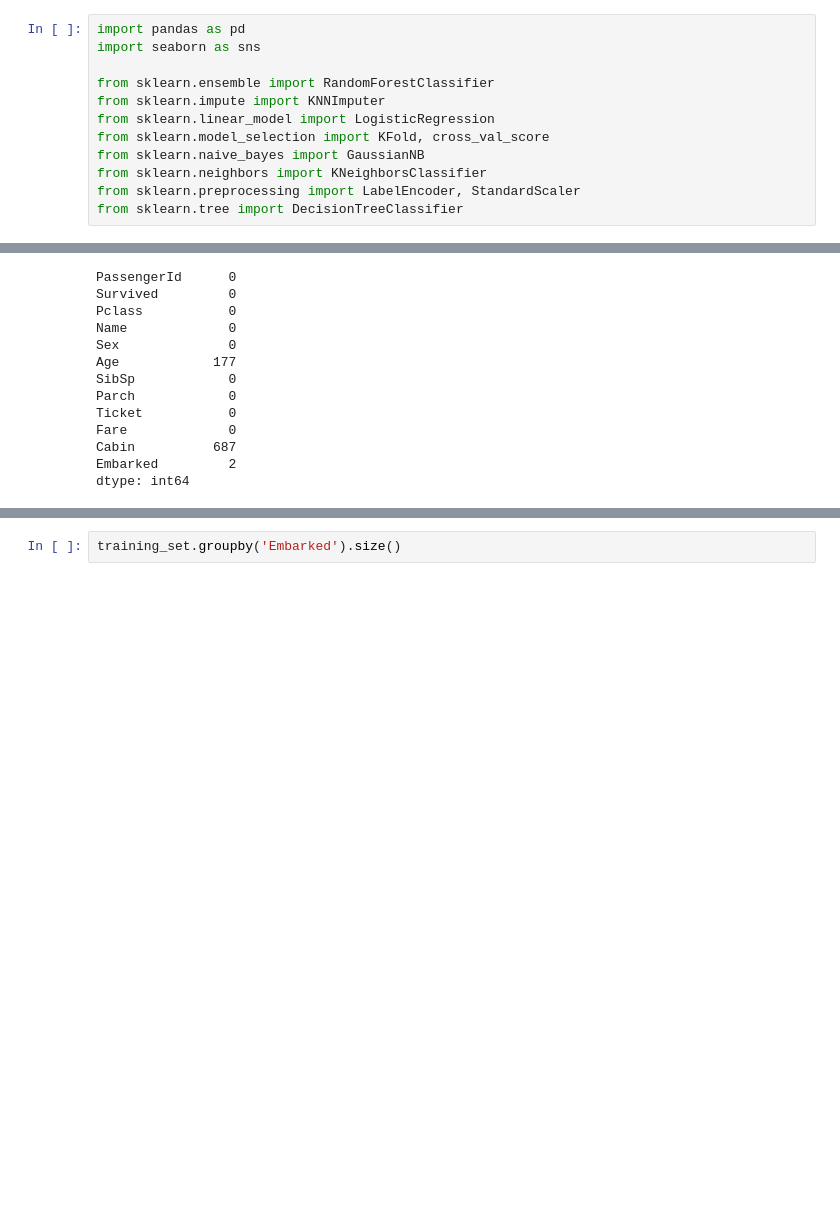
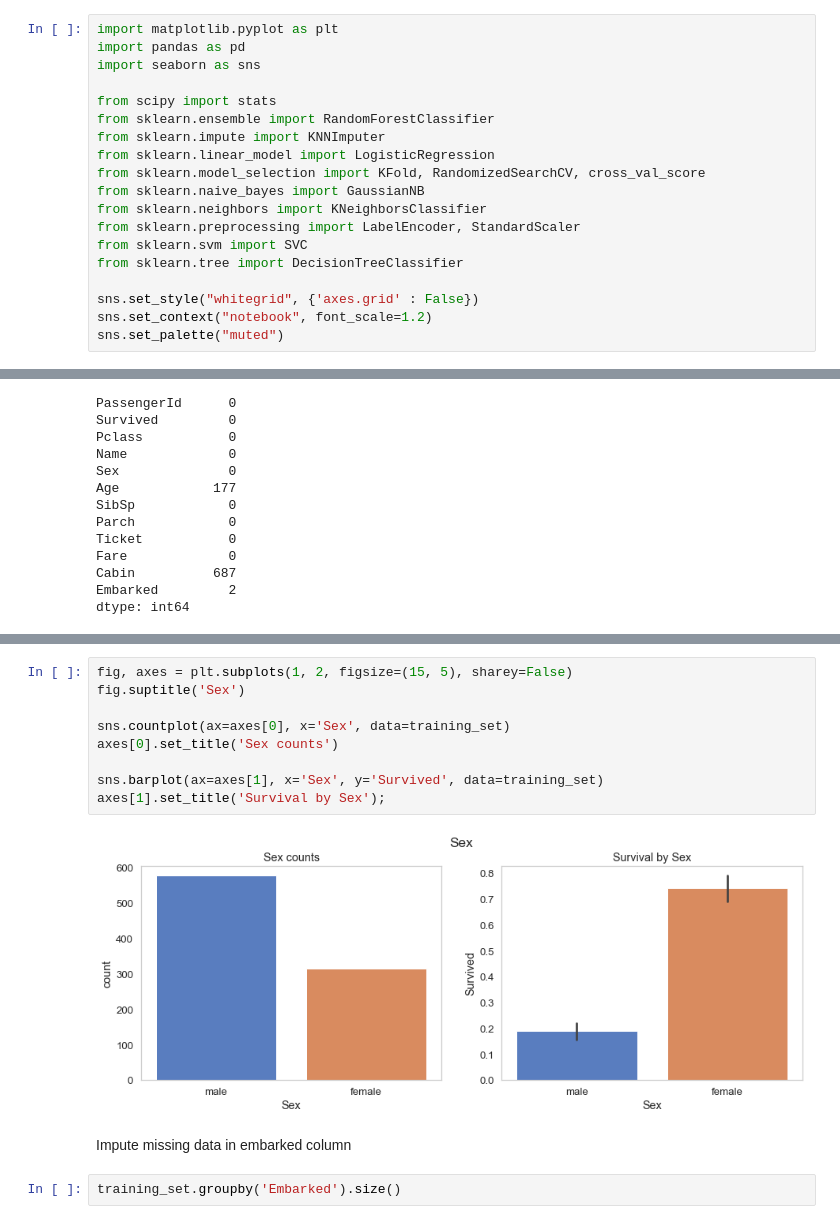
Before and after one commit to trizkynoviandy/titanic-survival-prediction, a Jupyter notebook: titanic_survival.ipynb, the cells around one changed output, grey strips where cells are left out. Drawn from its saved outputs; the diff is of its cells as text; blank space fills up the shorter version.

```diff
--- a/titanic_survival.ipynb
+++ b/titanic_survival.ipynb
@@ -1,17 +1,24 @@
 # %% [markdown]
 Import libraries
 # %%
+import matplotlib.pyplot as plt
 import pandas as pd
 import seaborn as sns
 
+from scipy import stats
 from sklearn.ensemble import RandomForestClassifier
 from sklearn.impute import KNNImputer
 from sklearn.linear_model import LogisticRegression
-from sklearn.model_selection import KFold, cross_val_score
+from sklearn.model_selection import KFold, RandomizedSearchCV, cross_val_score
 from sklearn.naive_bayes import GaussianNB
 from sklearn.neighbors import KNeighborsClassifier
 from sklearn.preprocessing import LabelEncoder, StandardScaler
+from sklearn.svm import SVC
 from sklearn.tree import DecisionTreeClassifier
+
+sns.set_style("whitegrid", {'axes.grid' : False})
+sns.set_context("notebook", font_scale=1.2)
+sns.set_palette("muted")
 # %% [markdown]
 Load the training and testing set
 # %%
@@ -50,3 +72,16 @@ dtype: int64
+# %%
+fig, axes = plt.subplots(1, 2, figsize=(15, 5), sharey=False)
+fig.suptitle('Sex')
+
+sns.countplot(ax=axes[0], x='Sex', data=training_set)
+axes[0].set_title('Sex counts')
+
+sns.barplot(ax=axes[1], x='Sex', y='Survived', data=training_set)
+axes[1].set_title('Survival by Sex');
+# %% [output]
+[figure, added]
+# %% [markdown]
+Impute missing data in embarked column
 # %%
 training_set.groupby('Embarked').size()
 # %% [output]
```
Also changed, not shown: parts of 9 cells of this notebook.
